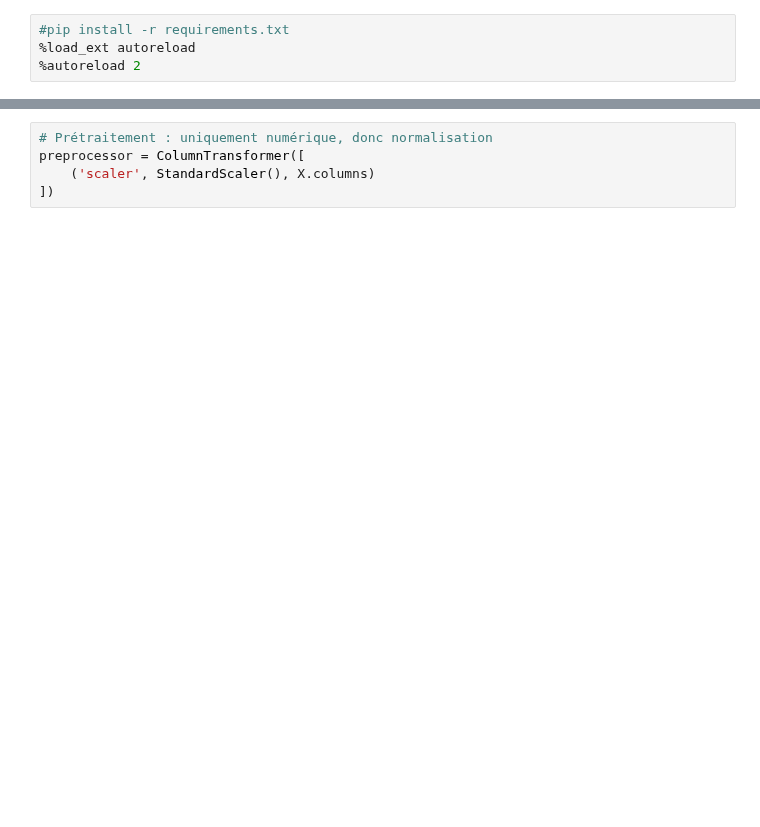
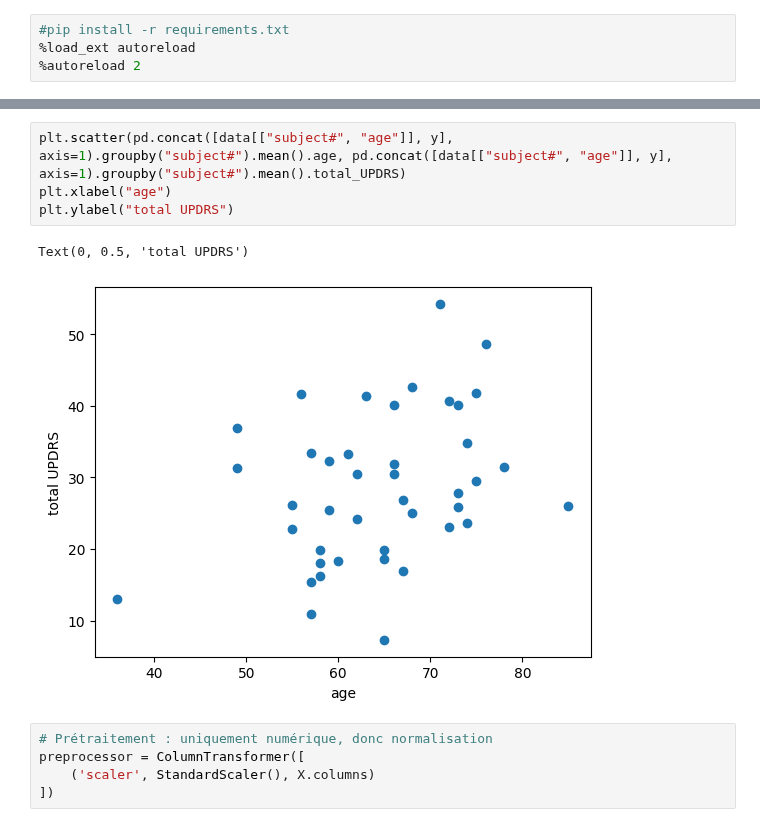
Before and after one commit to Michel93DM/XAI_methods, a Jupyter notebook: Notebooks/parkinson_telemonitoring.ipynb, the cells around one changed output, grey strips where cells are left out. Drawn from its saved outputs; the diff is of its cells as text; blank space fills up the shorter version.

```diff
--- a/Notebooks/parkinson_telemonitoring.ipynb
+++ b/Notebooks/parkinson_telemonitoring.ipynb
@@ -114,3 +118,10 @@ max       0.865600     0.731730     1.000000    39.511000    54.992000
+# %%
+plt.scatter(pd.concat([data[["subject#", "age"]], y], axis=1).groupby("subject#").mean().age, pd.concat([data[["subject#", "age"]], y], axis=1).groupby("subject#").mean().total_UPDRS)
+plt.xlabel("age")
+plt.ylabel("total UPDRS")
+# %% [output]
+Text(0, 0.5, 'total UPDRS')
+[figure, added]
 # %%
 # Prétraitement : uniquement numérique, donc normalisation
 preprocessor = ColumnTransformer([
```
Also changed, not shown: parts of 41 cells of this notebook, 3 other files.
